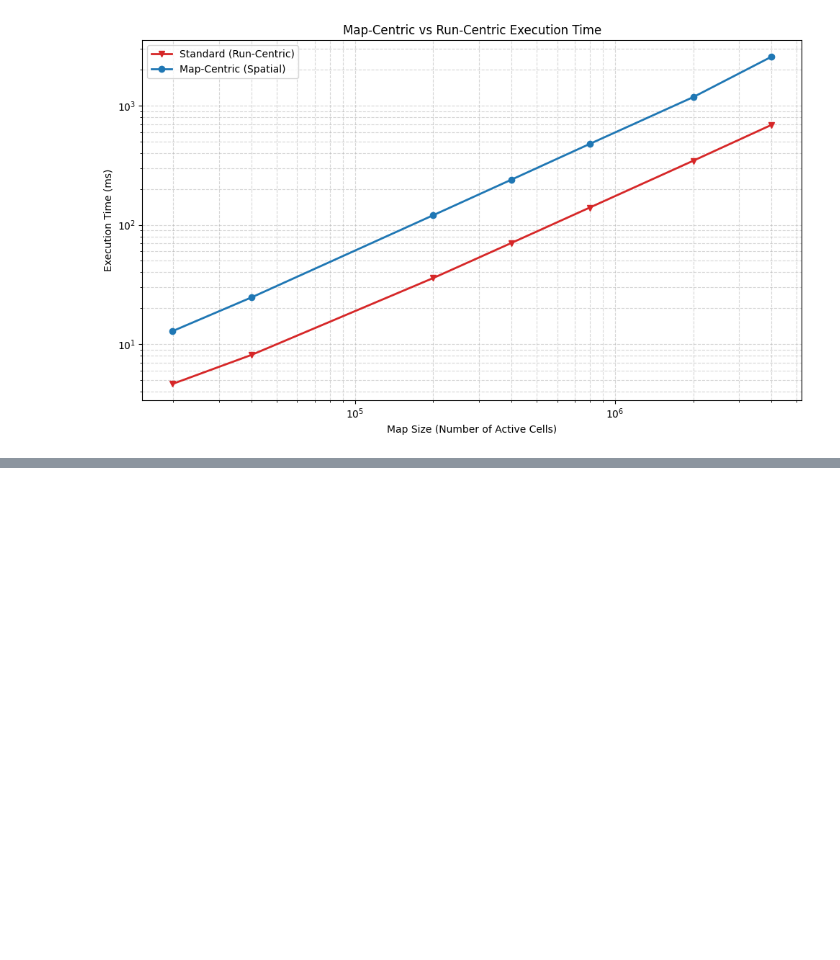
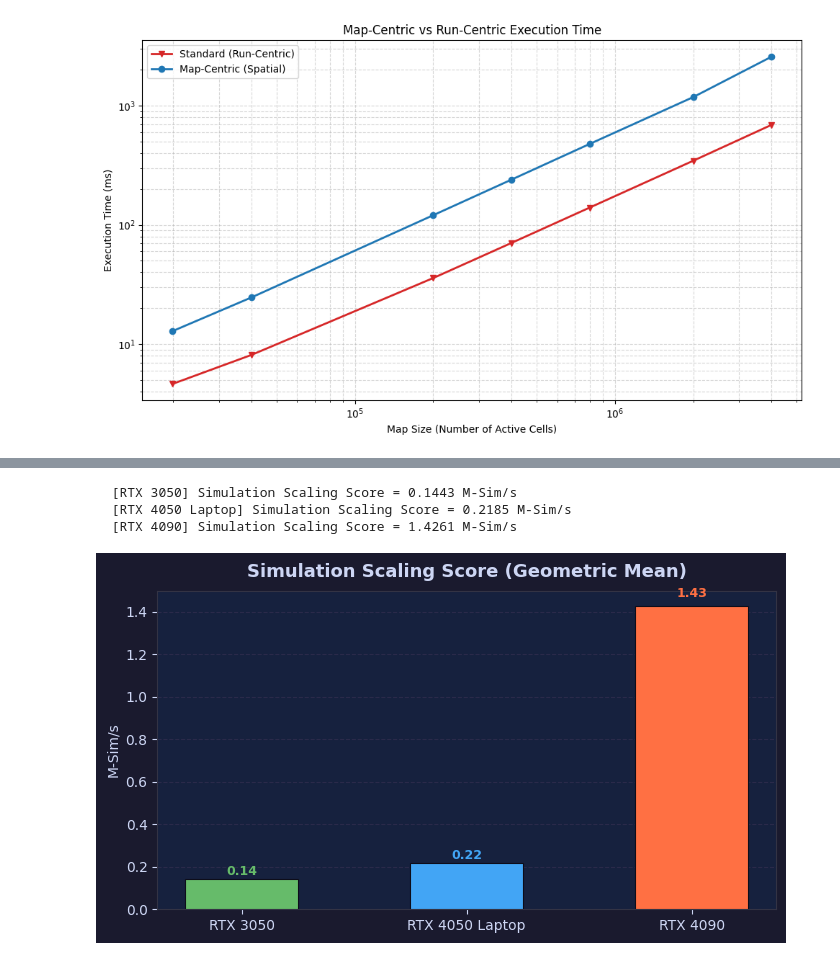
Before and after one commit to emanuelegaliano/pyroclast, a Jupyter notebook: report_temp.ipynb, the cells around one changed output, grey strips where cells are left out. Cells and saved outputs as stored; diff of their text form; code cells hidden in the pictures; blank space fills up the shorter version.

```diff
--- a/report.ipynb
+++ b/report_temp.ipynb
@@ -1185,0 +1286,22 @@ else:
+# %%
+sim_scores = {}
+for label, folder in GPU_MAP.items():
+    path = os.path.join(BASE_CSV, folder, "simulation_scaling.csv")
+    if not os.path.exists(path):
+        print(f"  [{label}] simulation_scaling.csv not found — skipping")
+        continue
+    df = pd.read_csv(path)
+    df["Throughput"] = df["MC_RUNS"] / (df["Time (ms)"] / 1000)  # Sim/s
+    score = gmean(df["Throughput"].values) / 1e6  # M-Sim/s
+    sim_scores[label] = score
+    print(f"  [{label}] Simulation Scaling Score = {score:.4f} M-Sim/s")
+
+fig, ax = plt.subplots(figsize=(7, 4), facecolor="#1a1a2e")
+bar_chart(sim_scores, "Simulation Scaling Score (Geometric Mean)", "M-Sim/s", ax=ax)
+plt.tight_layout()
+plt.show()
+# %% [output]
+  [RTX 3050] Simulation Scaling Score = 0.1443 M-Sim/s
+  [RTX 4050 Laptop] Simulation Scaling Score = 0.2185 M-Sim/s
+  [RTX 4090] Simulation Scaling Score = 1.4261 M-Sim/s
+[figure, added]
```
Also changed, not shown: parts of 14 cells of this notebook, 6 other files.
